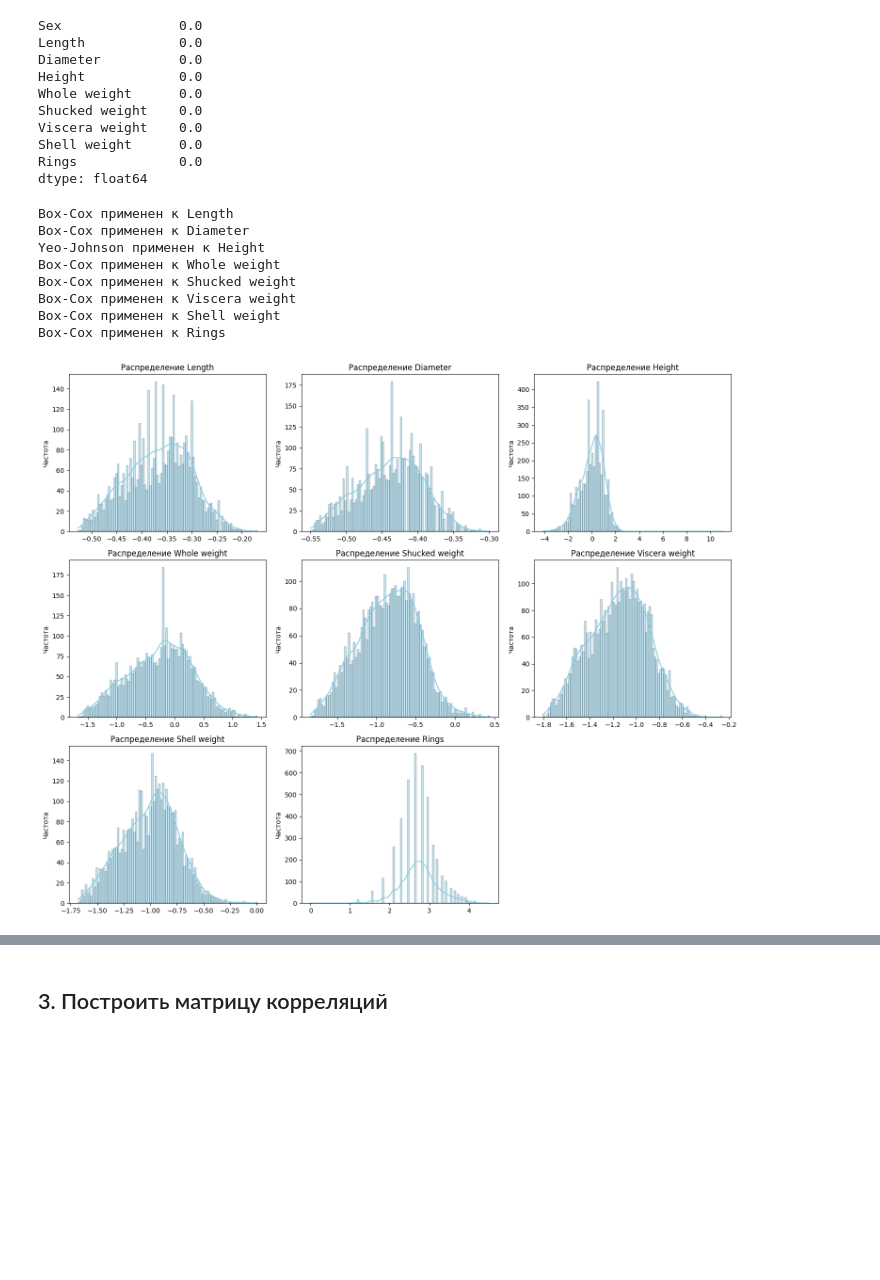
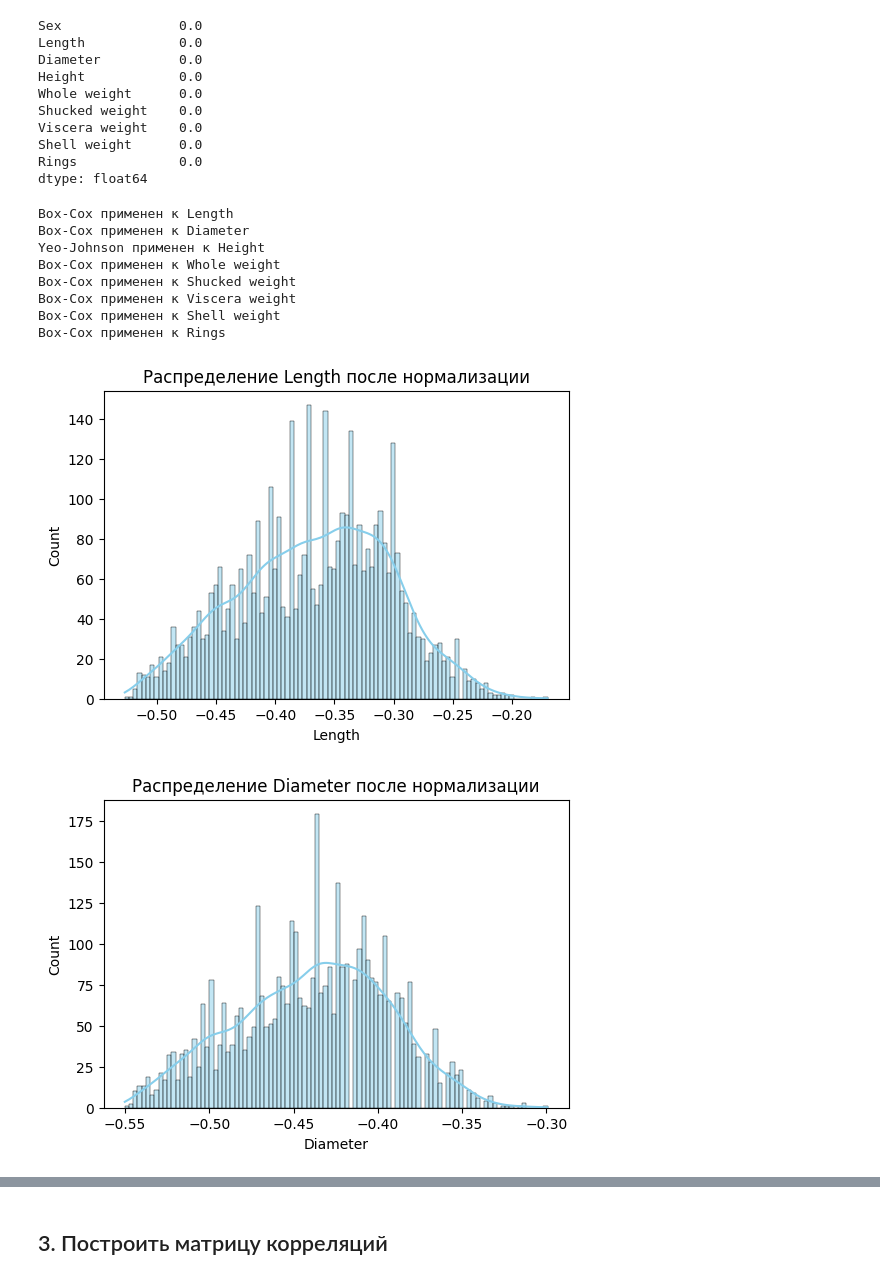
Before and after one commit to OXYCRiNGE/analysis, a Jupyter notebook: analysis.ipynb, the cells around one changed output, grey strips where cells are left out. Drawn from its saved outputs; the diff is of its cells as text; code cells hidden in the pictures; blank space fills up the shorter version.

```diff
--- a/analysis.ipynb
+++ b/analysis.ipynb
@@ -46,7 +46,7 @@ ABALONE_DATASET = "https://github.com/aiedu-courses/eda_and_dev_tools/blob/main/
 [Link](https://archive.ics.uci.edu/dataset/1/abalone) to the description of the original dataset.
 # %%
 from pathlib import Path
-df = pd.read_csv("https://github.com/aiedu-courses/eda_and_dev_tools/raw/main/datasets/abalone.csv")
+df = pd.read_csv(Path('dataset/abalone.csv'))
 # %% [markdown]
 <h2>1. Общее исследование данных</h2>
 # %%
@@ -282,48 +282,33 @@ dtype: float64
 # %%
 from scipy.stats import boxcox
 from sklearn.preprocessing import PowerTransformer
 
-numeric_columns = df.select_dtypes(include=['number']).columns
-
 # Преобразование данных к нормальному распределению
 df_transformed = df.copy()
 for col in numeric_columns:
-    if (df[col] > 0).all():  # Box-Cox для положительных значений
-        df_transformed[col], _ = boxcox(df[col] + 1e-6)
+    if (df[col] > 0).all():  # Box-Cox работает только для положительных значений
+        df_transformed[col], _ = boxcox(df[col] + 1e-6)  # Добавляем маленькое число, чтобы избежать нулей
         print(f'Box-Cox применен к {col}')
-    else:  # Yeo-Johnson для значений с нулями
+    else:
+        # Используем Yeo-Johnson для данных с нулями
         pt = PowerTransformer(method='yeo-johnson')
         df_transformed[col] = pt.fit_transform(df[[col]])
         print(f'Yeo-Johnson применен к {col}')
 
-# Создание матрицы подграфиков
-num_cols = len(numeric_columns)  # Количество признаков
-rows = (num_cols + 2) // 3  # Количество строк (по 3 графика в строке)
-
-fig, axes = plt.subplots(rows, 3, figsize=(15, rows * 4))  # Матрица 3xN графиков
-axes = axes.flatten()  # Разворачиваем массив осей для удобного итератора
-
-# Построение гистограмм
-for i, col in enumerate(numeric_columns):
-    sns.histplot(df_transformed[col], kde=True, bins=100, ax=axes[i], color='skyblue')
-    axes[i].set_title(f'Распределение {col}')
-    axes[i].set_xlabel('')
-    axes[i].set_ylabel('Частота')
-
-# Удаляем пустые подграфики, если графиков меньше, чем ячеек
-for j in range(i + 1, len(axes)):
-    fig.delaxes(axes[j])
-
-# Улучшаем компоновку графиков
-plt.tight_layout()
-plt.show()
+# Проверка распределений после нормализации
+for col in numeric_columns:
+    plt.figure(figsize=(6, 4))
+    sns.histplot(df_transformed[col], kde=True, color='skyblue', bins=100)
+    plt.title(f'Распределение {col} после нормализации')
+    plt.show()
 # %% [output]
 Box-Cox применен к Length
 Box-Cox применен к Diameter
 Yeo-Johnson применен к Height
 Box-Cox применен к Whole weight
 Box-Cox применен к Shucked weight
 Box-Cox применен к Viscera weight
 Box-Cox применен к Shell weight
 Box-Cox применен к Rings
-[figure, old version]
+[figure, new version]
+[figure, added]
```
Also changed, not shown: parts of 1 cell of this notebook.
